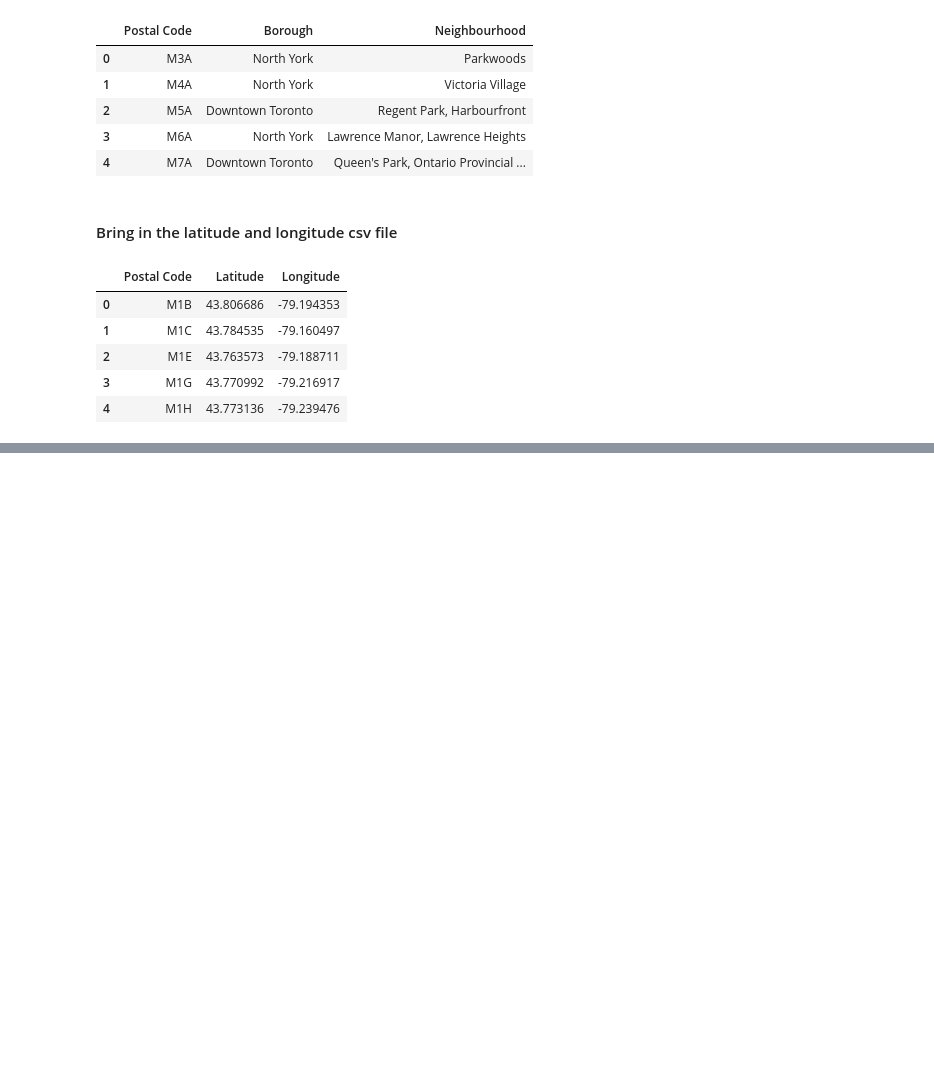
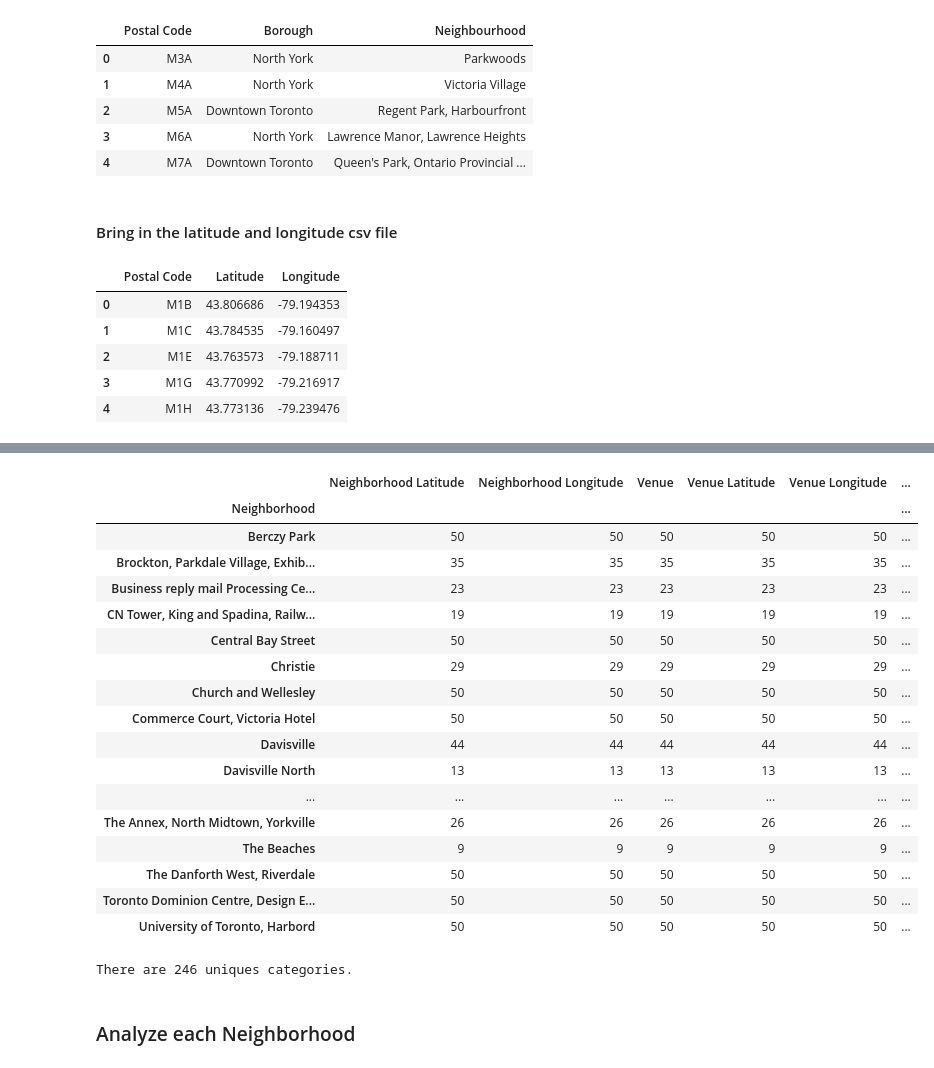
Before and after one commit to evbobdylan/Coursera_Capstone_IBM_ADS, a Jupyter notebook: IBM Applied DS Capstone Wk3.ipynb, the cells around one changed output, grey strips where cells are left out. Drawn from its saved outputs; the diff is of its cells as text; code cells hidden in the pictures; blank space fills up the shorter version.

```diff
--- a/IBM Applied DS Capstone Wk3.ipynb
+++ b/IBM Applied DS Capstone Wk3.ipynb
@@ -82,0 +311,29 @@ tor_final_df.head()
+# %%
+# count of venues for each neighborhood
+toronto_venues.groupby('Neighborhood').count()
+# %% [output]
+|  | Neighborhood Latitude | Neighborhood Longitude | Venue | Venue Latitude | Venue Longitude | ... |
+| Neighborhood |  |  |  |  |  | ... |
+| Berczy Park | 50 | 50 | 50 | 50 | 50 | ... |
+| Brockton, Parkdale Village, Exhib... | 35 | 35 | 35 | 35 | 35 | ... |
+| Business reply mail Processing Ce... | 23 | 23 | 23 | 23 | 23 | ... |
+| CN Tower, King and Spadina, Railw... | 19 | 19 | 19 | 19 | 19 | ... |
+| Central Bay Street | 50 | 50 | 50 | 50 | 50 | ... |
+| Christie | 29 | 29 | 29 | 29 | 29 | ... |
+| Church and Wellesley | 50 | 50 | 50 | 50 | 50 | ... |
+| Commerce Court, Victoria Hotel | 50 | 50 | 50 | 50 | 50 | ... |
+| Davisville | 44 | 44 | 44 | 44 | 44 | ... |
+| Davisville North | 13 | 13 | 13 | 13 | 13 | ... |
+| ... | ... | ... | ... | ... | ... | ... |
+| The Annex, North Midtown, Yorkville | 26 | 26 | 26 | 26 | 26 | ... |
+| The Beaches | 9 | 9 | 9 | 9 | 9 | ... |
+| The Danforth West, Riverdale | 50 | 50 | 50 | 50 | 50 | ... |
+| Toronto Dominion Centre, Design E... | 50 | 50 | 50 | 50 | 50 | ... |
+| University of Toronto, Harbord | 50 | 50 | 50 | 50 | 50 | ... |
+# %%
+# how many unique categories
+print('There are {} uniques categories.'.format(len(toronto_venues['Venue Category'].unique())))
+# %% [output]
+There are 246 uniques categories.
+# %% [markdown]
+### Analyze each Neighborhood
```
Also changed, not shown: parts of 59 cells of this notebook.
